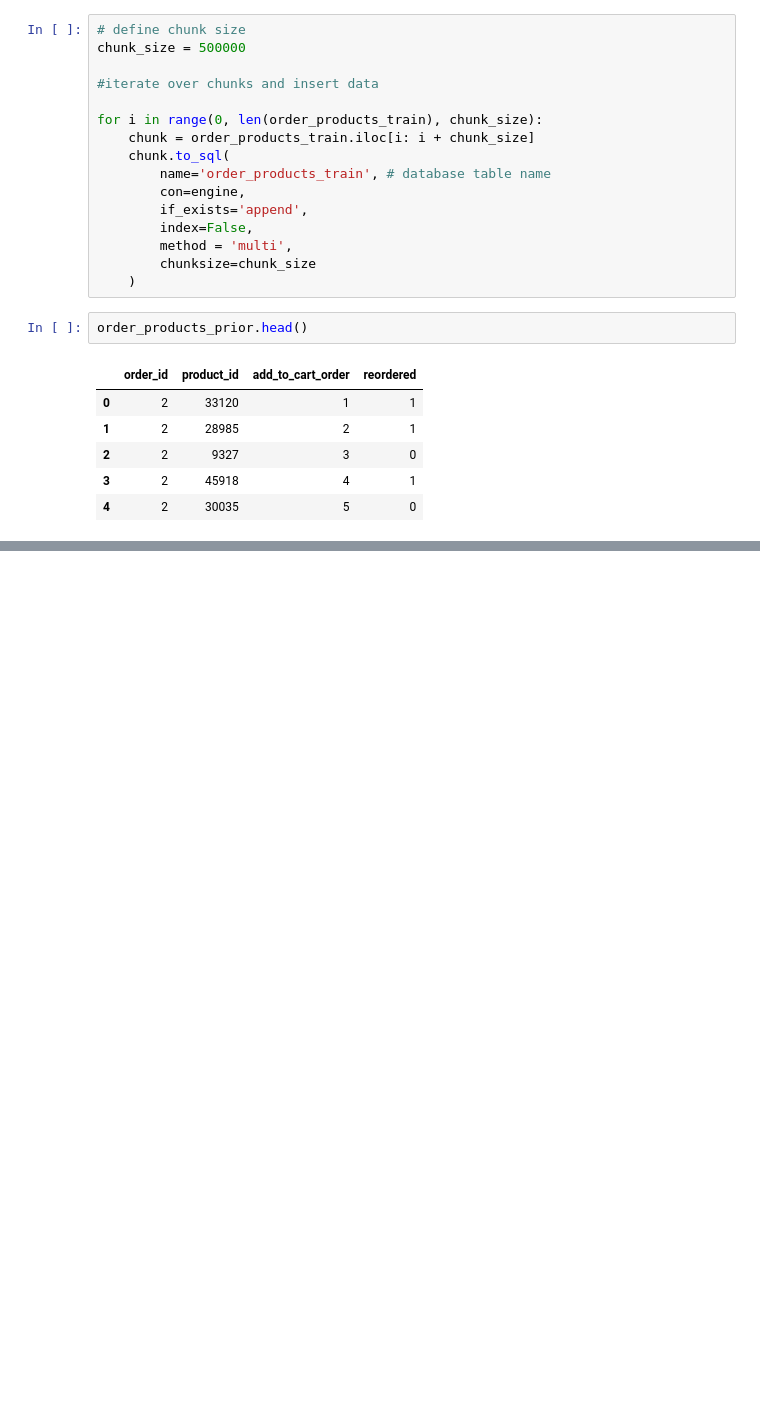
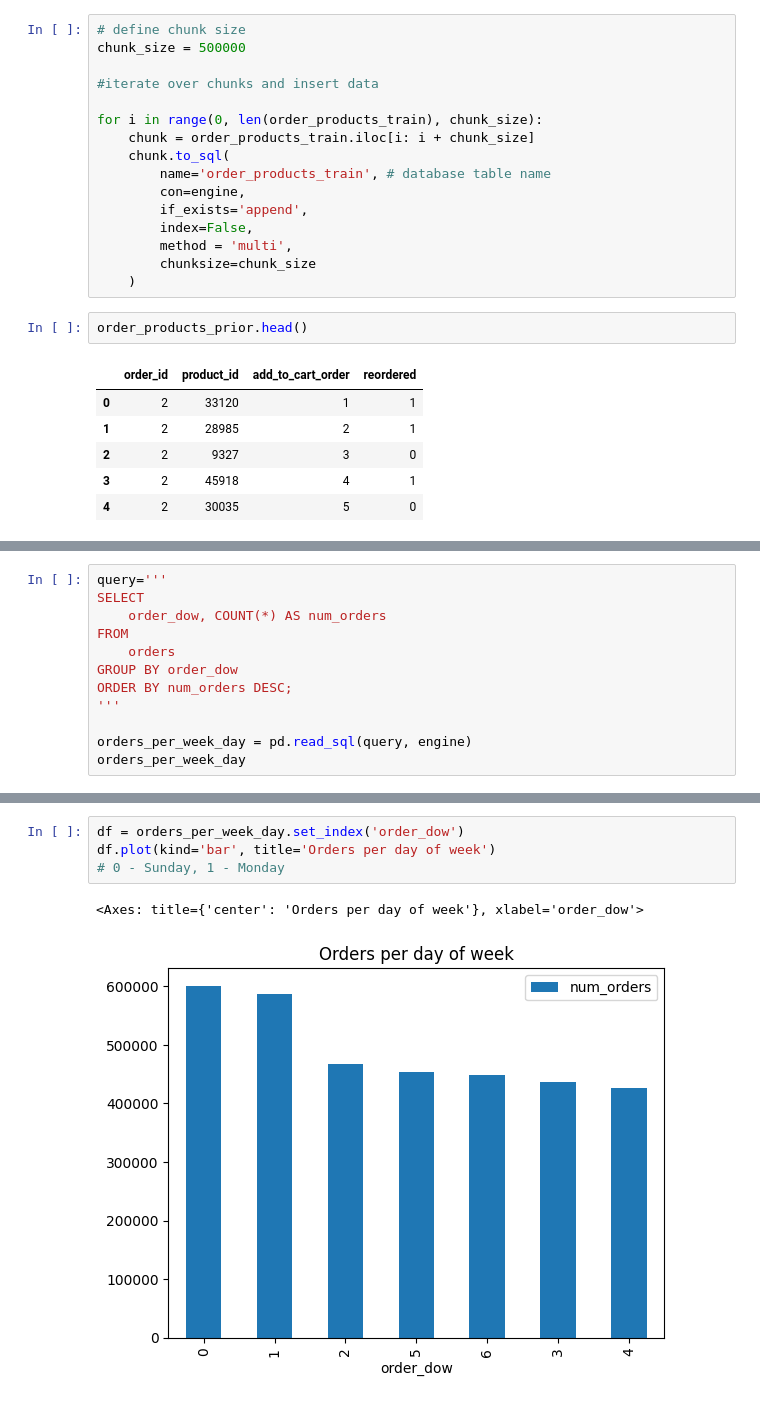
Before and after one commit to fjt-akin/instacart_market_basket_analysis, a Jupyter notebook: instacart_analysis.ipynb, the cells around one changed output, grey strips where cells are left out. Saved outputs shown, nothing was run; the diff lists cells and outputs as text; blank space fills up the shorter version.

```diff
--- a/instacart_analysis.ipynb
+++ b/instacart_analysis.ipynb
@@ -380,0 +456,12 @@ top_10_reordered_products_name[['product_name','reordered']]
+# %%
+query='''
+SELECT
+    order_dow, COUNT(*) AS num_orders
+FROM
+    orders
+GROUP BY order_dow
+ORDER BY num_orders DESC;
+'''
+
+orders_per_week_day = pd.read_sql(query, engine)
+orders_per_week_day
@@ -380,0 +477,7 @@ top_10_reordered_products_name[['product_name','reordered']]
+# %%
+df = orders_per_week_day.set_index('order_dow')
+df.plot(kind='bar', title='Orders per day of week')
+# 0 - Sunday, 1 - Monday
+# %% [output]
+<Axes: title={'center': 'Orders per day of week'}, xlabel='order_dow'>
+[figure, added]
```
Also changed, not shown: parts of 12 cells of this notebook.
